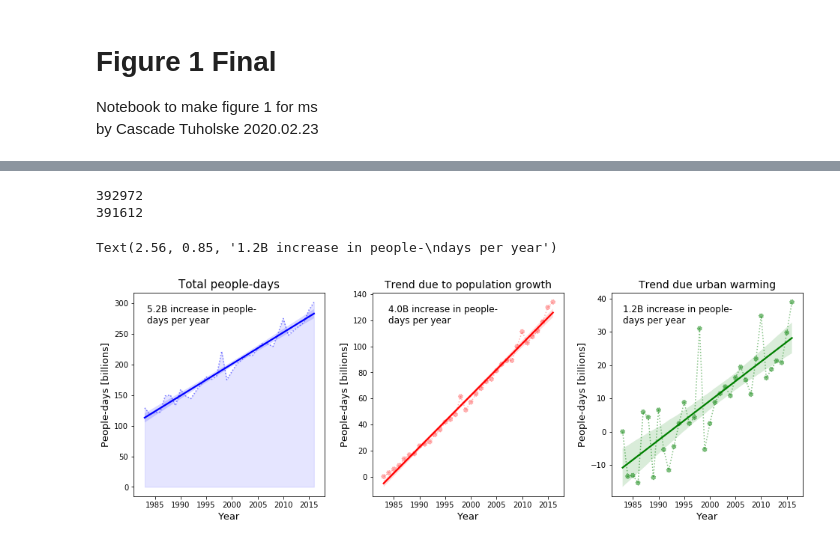
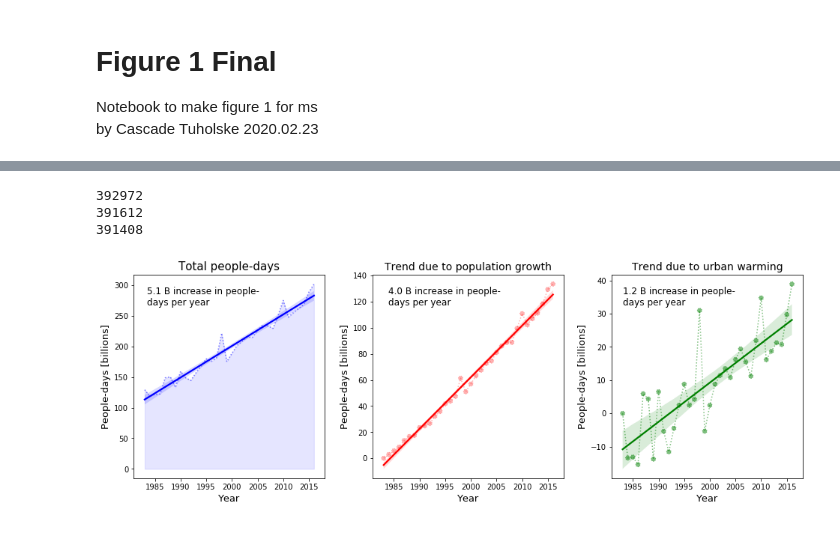
Before and after one commit to ecohydro/GlobalUrbanHeat, a Jupyter notebook: Notebooks/cpt_Fig1_Final.ipynb, the cells around one changed output, grey strips where cells are left out. Cells and saved outputs as stored; diff of their text form; code cells hidden in the pictures.

```diff
--- a/Notebooks/cpt_Fig1_Final.ipynb
+++ b/Notebooks/cpt_Fig1_Final.ipynb
@@ -20,6 +20,6 @@ FIG_OUT = "/home/cascade/projects/UrbanHeat/figures/"
 FN_IN = 'processed/All_data_HI406_figdata.csv'
 #FN_IN = '/home/cascade/projects/UrbanHeat/data/processed/oldworkflow/All_data_Raw406_es_final_pdayadd.csv'
 
-df_data = pd.read_csv(DATA_IN+FN_IN)
+HI_STATS = pd.read_csv(DATA_IN+FN_IN)
 # %%
 # Check it
@@ -44,6 +44,7 @@ print(len(HI_STATS))
 # %% [output]
 392972
 391612
+391408
 # %%
 #### Regressions, no intercept addition is needed because we're using SK LEARN HERE
 
@@ -78,7 +79,7 @@ fig.subplots_adjust(wspace=ws)
 
 ## PLOT 1 - People Days
 color = 'blue'
-data = df_data.groupby('year')['people_days'].sum()
+data = HI_STATS.groupby('year')['people_days'].sum()
 years = list(data.index)
 axs[0].plot(data, color = color, linestyle = ':', alpha = 0.5)
 axs[0].fill_between(years, data, color = color, alpha = 0.1, label='_nolegend_')
@@ -88,50 +89,49 @@ axs[0].set_ylabel('People-days [billions]', fontsize = 13)
 axs[0].set_xlabel('Year', fontsize = 13)
 
 # Add text
-coef, r2, p = lm_func(df_data, 'people_days', 10**3)
-text = str(round(coef/1000, 1))+'B increase in people-\ndays per year'# ($R^2$=' + str(r2) + ')*'
+coef, r2, p = lm_func(HI_STATS, 'people_days', 10**3)
+text = str(round(coef/1000, 1))+' B increase in people-\ndays per year'# ($R^2$=' + str(r2) + ')*'
 axs[0].text(0.07, .85, text, transform=axs[0].transAxes, size=12)
 
 #2 PLOT 2 - People Days delta pop x days
 color = 'red'
-data = df_data.groupby('year')['people_days_pop'].sum()
+data = HI_STATS.groupby('year')['people_days_pop'].sum()
 axs[1].scatter(years, data, color = color, linestyle = ':', alpha = 0.3)
 axs[1].plot(data, color = color, linestyle = ':', alpha = 0.3)
 sns.regplot(years, data, color = color, ax = axs[1], scatter = False, truncate = True)
 axs[1].set_title('Trend due to population growth', size = 14)
 axs[1].set_ylabel('People-days [billions]', fontsize = 13)
 axs[1].set_xlabel('Year', fontsize = 13)
 
 # Add text
-coef, r2, p = lm_func(df_data, 'people_days_pop', 10**3)
-text = str(round(coef/1000, 1))+'B increase in people-\ndays per year'# ($R^2$=' + str(r2) + ')*'
+coef, r2, p = lm_func(HI_STATS, 'people_days_pop', 10**3)
+text = str(round(coef/1000, 1))+' B increase in people-\ndays per year'# ($R^2$=' + str(r2) + ')*'
 axs[1].text(1.25+.08, .85, text, transform=axs[0].transAxes, size=12)
 
 ## PLOT 3 - People Days due to heat
 color = 'green'
-data = df_data.groupby('year')['people_days_heat'].sum()
+data = HI_STATS.groupby('year')['people_days_heat'].sum()
 pdays83 = data.get(data.index[0])
 data = data - pdays83
 years = list(data.index)
 axs[2].scatter(years, data, color = color, linestyle = ':', alpha = 0.5)
 axs[2].plot(data, color = color, linestyle = ':', alpha = 0.5)
 sns.regplot(years, data, color = color, ax = axs[2], scatter = False, truncate = True)
 axs[2].set_title('Trend due to urban warming', size = 14)
 axs[2].set_xlabel('Year', fontsize = 13)
 axs[2].set_ylabel('People-days [billions]', fontsize = 13)
 
 # Add text
-coef, r2, p = lm_func(df_data, 'people_days_heat', 10**3)
-text = str(round(coef/1000, 1))+'B increase in people-\ndays per year' # ($R^2$=' + str(r2) + ')*'
-axs[2].text(1.25*2-0.04+.1, .85, text, transform=axs[0].transAxes, size=12,)
+coef, r2, p = lm_func(HI_STATS, 'people_days_heat', 10**3)
+text = str(round(coef/1000, 1))+' B increase in people-\ndays per year' # ($R^2$=' + str(r2) + ')*'
+axs[2].text(1.25*2-0.04+.1, .85, text, transform=axs[0].transAxes, size=12,);
 
 
 
 # Set y-axis
 # for ax in fig.get_axes():
 #     ax.label_outer()
 
 #plt.savefig(FIG_OUT+'FIG1.png')
 # %% [output]
-Text(2.56, 0.85, '1.2B increase in people-\ndays per year')
-[figure, old version]
+[figure, new version]
```
Also changed, not shown: parts of 2 cells of this notebook.
